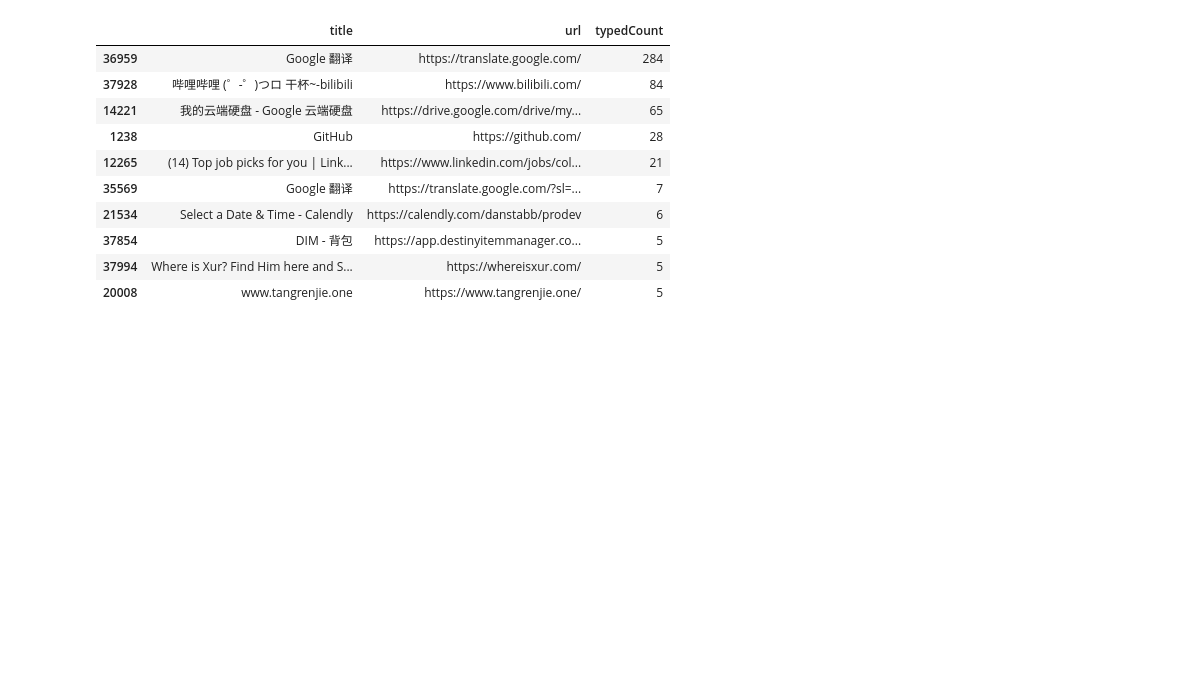
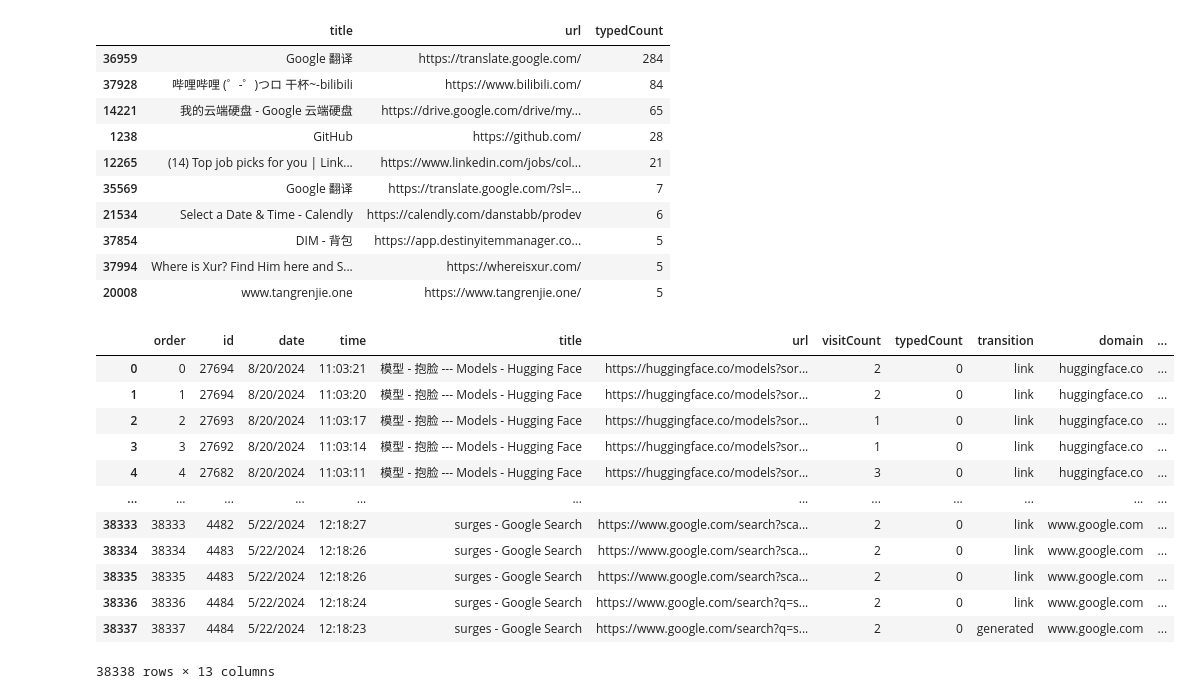
Before and after one commit to CITATS928/Prophecy, a Jupyter notebook: Chrome_History.ipynb, the cells around one changed output. Drawn from its saved outputs; the diff is of its cells as text; code cells hidden in the pictures; blank space fills up the shorter version.

```diff
--- a/Chrome_History.ipynb
+++ b/Chrome_History.ipynb
@@ -203,3 +203,25 @@ df[['title', 'url', 'typedCount']].sort_values(by='typedCount',ascending=False,)
 | 37854 | DIM - 背包 | https://app.destinyitemmanager.co... | 5 |
 | 37994 | Where is Xur? Find Him here and S... | https://whereisxur.com/ | 5 |
 | 20008 | www.tangrenjie.one | https://www.tangrenjie.one/ | 5 |
+# %%
+#when browse the most
+
+df['datetime'] = pd.to_datetime(df['date'] + ' ' + df['time'])
+# ignore mins and convert to day
+df['hour'] = df['datetime'].dt.hour
+df['day_of_week'] = df['datetime'].dt.day_name()
+df
+# %% [output]
+|  | order | id | date | time | title | url | visitCount | typedCount | transition | domain | ... |
+| 0 | 0 | 27694 | 8/20/2024 | 11:03:21 | 模型 - 抱脸 --- Models - Hugging Face | https://huggingface.co/models?sor... | 2 | 0 | link | huggingface.co | ... |
+| 1 | 1 | 27694 | 8/20/2024 | 11:03:20 | 模型 - 抱脸 --- Models - Hugging Face | https://huggingface.co/models?sor... | 2 | 0 | link | huggingface.co | ... |
+| 2 | 2 | 27693 | 8/20/2024 | 11:03:17 | 模型 - 抱脸 --- Models - Hugging Face | https://huggingface.co/models?sor... | 1 | 0 | link | huggingface.co | ... |
+| 3 | 3 | 27692 | 8/20/2024 | 11:03:14 | 模型 - 抱脸 --- Models - Hugging Face | https://huggingface.co/models?sor... | 1 | 0 | link | huggingface.co | ... |
+| 4 | 4 | 27682 | 8/20/2024 | 11:03:11 | 模型 - 抱脸 --- Models - Hugging Face | https://huggingface.co/models?sor... | 3 | 0 | link | huggingface.co | ... |
+| ... | ... | ... | ... | ... | ... | ... | ... | ... | ... | ... | ... |
+| 38333 | 38333 | 4482 | 5/22/2024 | 12:18:27 | surges - Google Search | https://www.google.com/search?sca... | 2 | 0 | link | www.google.com | ... |
+| 38334 | 38334 | 4483 | 5/22/2024 | 12:18:26 | surges - Google Search | https://www.google.com/search?sca... | 2 | 0 | link | www.google.com | ... |
+| 38335 | 38335 | 4483 | 5/22/2024 | 12:18:26 | surges - Google Search | https://www.google.com/search?sca... | 2 | 0 | link | www.google.com | ... |
+| 38336 | 38336 | 4484 | 5/22/2024 | 12:18:24 | surges - Google Search | https://www.google.com/search?q=s... | 2 | 0 | link | www.google.com | ... |
+| 38337 | 38337 | 4484 | 5/22/2024 | 12:18:23 | surges - Google Search | https://www.google.com/search?q=s... | 2 | 0 | generated | www.google.com | ... |
+38338 rows × 13 columns
```
Also changed, not shown: parts of 4 cells of this notebook.
